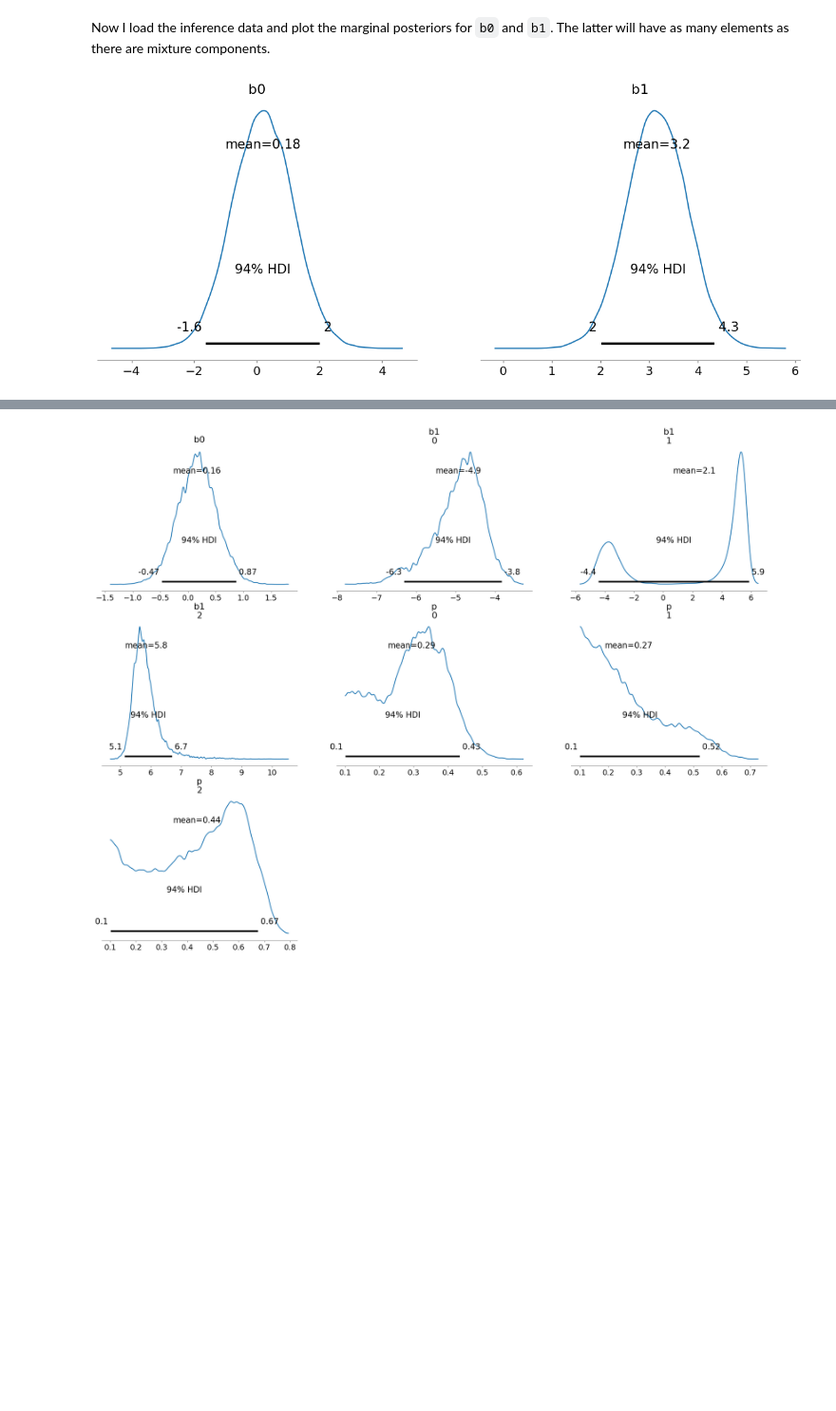
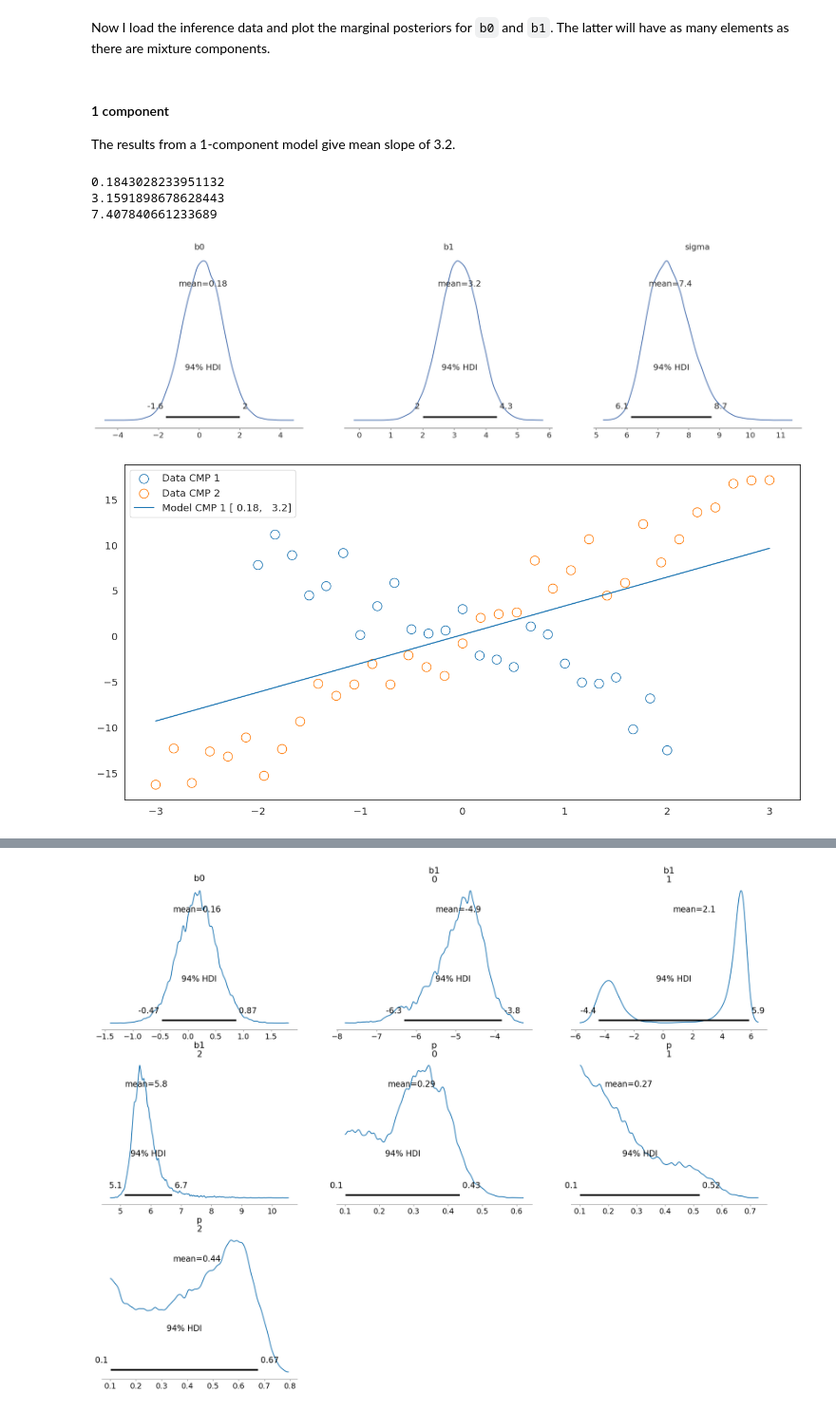
Before and after one commit to mrsonne/misc, a Jupyter notebook: regmix.ipynb, the cells around one changed output, grey strips where cells are left out. Shown at 95% size. Cells and saved outputs as stored; diff of their text form; code cells hidden in the pictures; blank space fills up the shorter version.

Commit message:
plot model

```diff
--- a/regmix.ipynb
+++ b/regmix.ipynb
@@ -618,18 +618,63 @@ The rhat statistic is larger than 1.4 for some parameters. The sampler did not c
 The estimated number of effective samples is smaller than 200 for some parameters.
 # %% [markdown]
 Now I load the inference data and plot the marginal posteriors for `b0` and `b1`. The latter will have as many elements as there are mixture components.
+# %%
+def plot_ncomp(xs, ys, b0, b1):
+    fig, ax = plt.subplots(figsize=(16, 8))
+    size = 144
+    xmin = 1e12
+    xmax = -xmin
+
+    colors = itertools.cycle(get_cmap(CMAP_NAME).colors)
+    # Plot data and true categories
+    for icmp, (x, y) in enumerate(zip(xs, ys), 1):
+        ax.scatter(x, y, s=size, facecolors="none", edgecolors=next(colors), label=f"Data CMP {icmp}")
+        xmin = min(xmin, min(x))
+        xmax = max(xmax, max(x))
+
+    colors = itertools.cycle(get_cmap(CMAP_NAME).colors)
+    x_pred = np.linspace(xmin, xmax, 10)
+    for icmp, b1_ in enumerate(np.atleast_1d(b1), 1):
+        y_pred = model(x_pred, b0, b1_)
+        ax.plot(x_pred, y_pred, "-", color=next(colors), label=f"Model CMP {icmp} [{b0:5.2}, {b1_:5.2}]")
+
+    ax.legend()
+
+    return fig
+# %% [markdown]
+#### 1 component
+
+The results from a 1-component model give mean slope of 3.2.
 # %%
-var_names = "b0", "b1"
+var_names = "b0", "b1", "sigma"
 point_estimate = "mean"
 ncmp = 1
-data2 = az.from_netcdf(TMP_PATH.joinpath(filename(ncmp, nsteps, ffc)))
+data1 = az.from_netcdf(TMP_PATH.joinpath(filename(ncmp, nsteps, ffc)))
+
+post = data1.posterior
+b0_mean = post.mean(dim=['chain', 'draw'])["b0"].to_numpy()
+b1_mean = post.mean(dim=['chain', 'draw'])["b1"].to_numpy()
+sigma_mean = post.mean(dim=['chain', 'draw'])["sigma"].to_numpy()
+
+print(b0_mean)
+print(b1_mean)
+print(sigma_mean)
+
 az.plot_posterior(
-    data2,
+    data1,
     var_names=var_names,
     point_estimate=point_estimate,
 );
+
+
+
+fig = plot_ncomp((x1, x2), (y1, y2), b0_mean, b1_mean)
 # %% [output]
+0.1843028233951132
+3.1591898678628443
+7.407840661233689
-[figure, old version]
+[figure, new version]
+[figure, added]
 # %%
 var_names = "b0", "b1", "p"
 ncmp = 2
```
Also changed, not shown: parts of 1 cell of this notebook.
